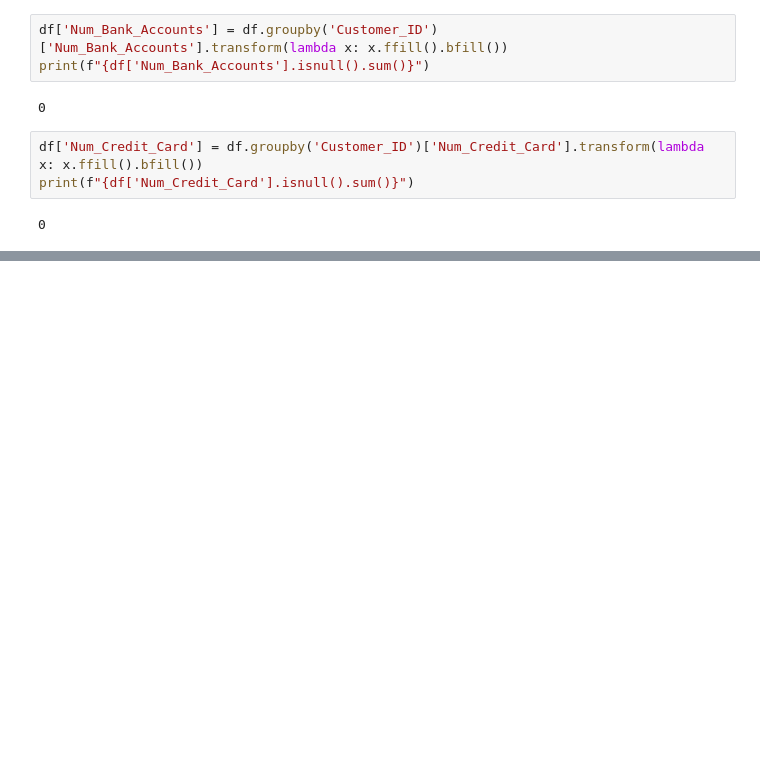
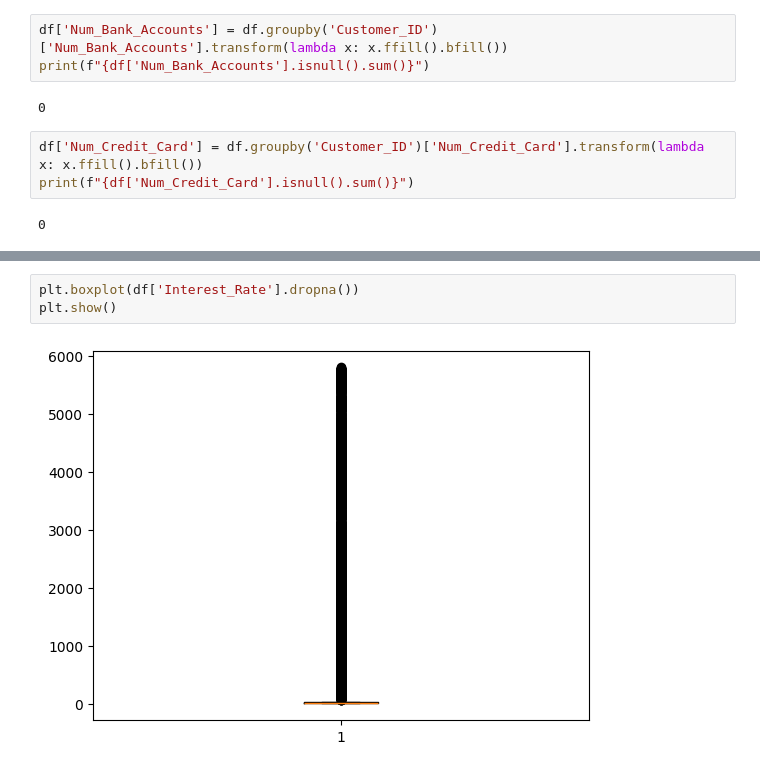
Before and after one commit to s24118-ui/ASI, a Jupyter notebook: Projekt_ASI.ipynb, the cells around one changed output, grey strips where cells are left out. Saved outputs shown, nothing was run; the diff lists cells and outputs as text; blank space fills up the shorter version.

```diff
--- a/Projekt_ASI.ipynb
+++ b/Projekt_ASI.ipynb
@@ -303,0 +312,5 @@ memory usage: 22.9+ MB
+# %%
+plt.boxplot(df['Interest_Rate'].dropna())
+plt.show()
+# %% [output]
+[figure, added]
```
Also changed, not shown: parts of 26 cells of this notebook.
